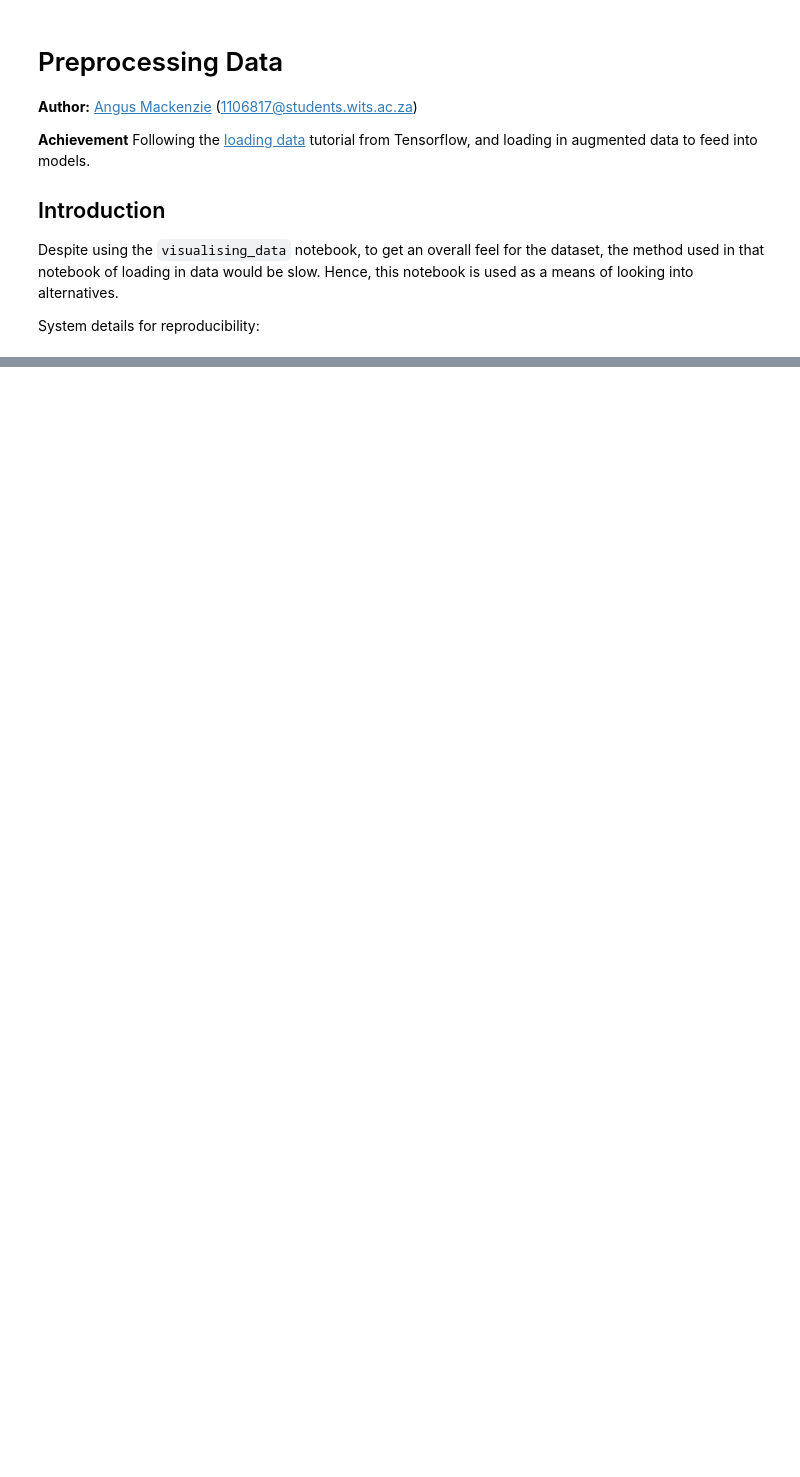
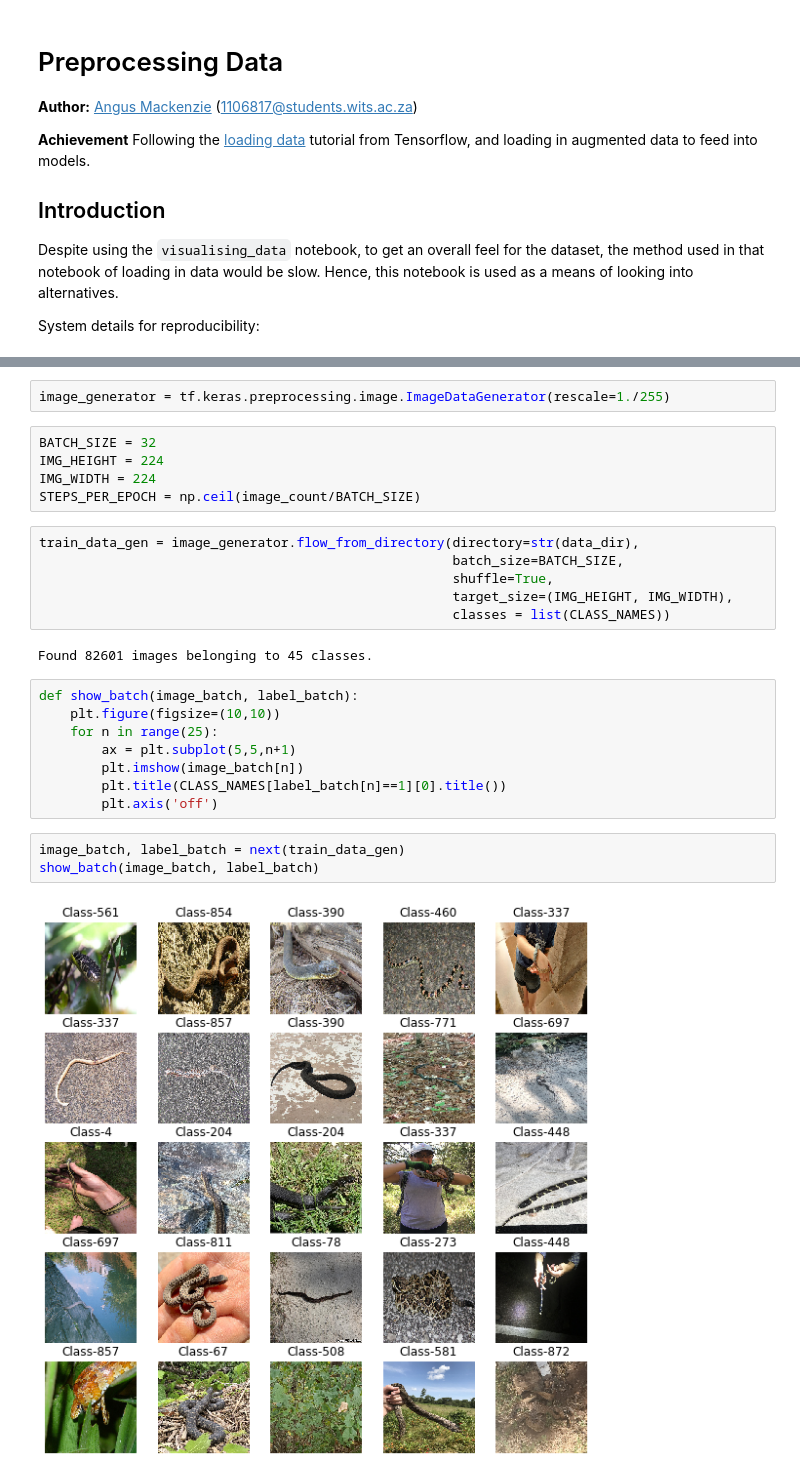
Before and after one commit to angus-mackenzie/snake-id, a Jupyter notebook: notebooks/image_preprocessing/preprocessing.ipynb, the cells around one changed output, grey strips where cells are left out. Drawn from its saved outputs; the diff is of its cells as text; blank space fills up the shorter version.

Commit message:
Used keras preprocessing to load data in

```diff
--- a/notebooks/image_preprocessing/preprocessing.ipynb
+++ b/notebooks/image_preprocessing/preprocessing.ipynb
@@ -39,0 +65,28 @@ ModuleNotFoundError: No module named 'tensorflow'
+# %%
+image_generator = tf.keras.preprocessing.image.ImageDataGenerator(rescale=1./255)
+# %%
+BATCH_SIZE = 32
+IMG_HEIGHT = 224
+IMG_WIDTH = 224
+STEPS_PER_EPOCH = np.ceil(image_count/BATCH_SIZE)
+# %%
+train_data_gen = image_generator.flow_from_directory(directory=str(data_dir),
+                                                     batch_size=BATCH_SIZE,
+                                                     shuffle=True,
+                                                     target_size=(IMG_HEIGHT, IMG_WIDTH),
+                                                     classes = list(CLASS_NAMES))
+# %% [output]
+Found 82601 images belonging to 45 classes.
+# %%
+def show_batch(image_batch, label_batch):
+    plt.figure(figsize=(10,10))
+    for n in range(25):
+        ax = plt.subplot(5,5,n+1)
+        plt.imshow(image_batch[n])
+        plt.title(CLASS_NAMES[label_batch[n]==1][0].title())
+        plt.axis('off')
+# %%
+image_batch, label_batch = next(train_data_gen)
+show_batch(image_batch, label_batch)
+# %% [output]
+[figure, added]
```
Also changed, not shown: parts of 5 cells of this notebook.
